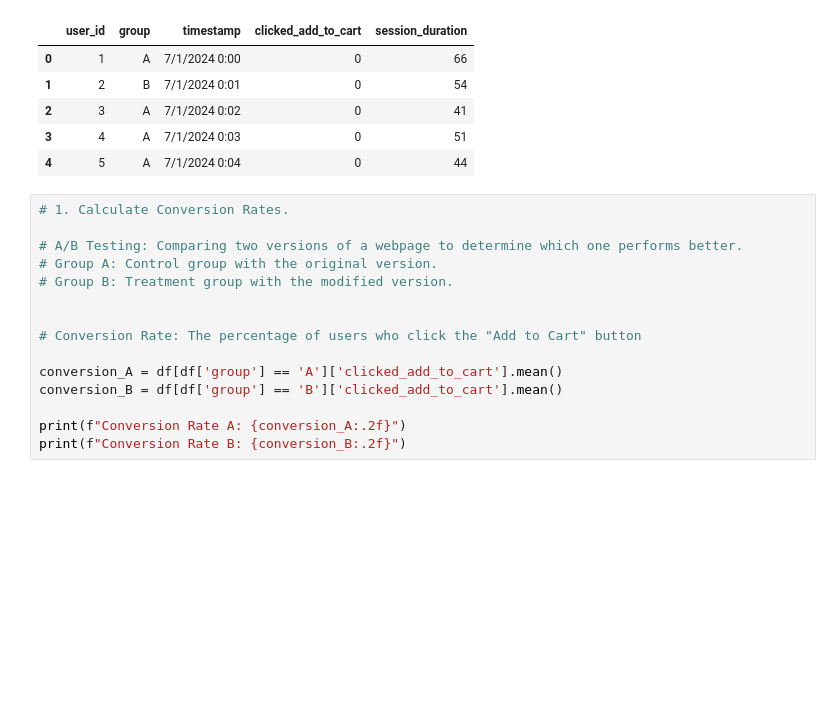
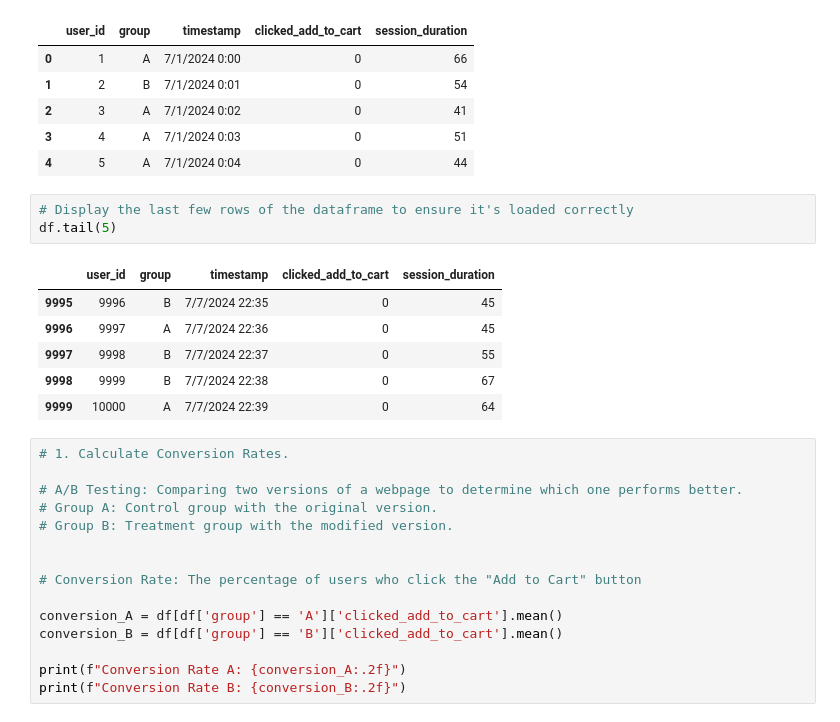
Before and after one commit to kevinndungu-source/A-B_Testing, a Jupyter notebook: Code/Data_Analysis.ipynb, the cells around one changed output. Cells and saved outputs as stored; diff of their text form; blank space fills up the shorter version.

```diff
--- a/Code/Data_Analysis.ipynb
+++ b/Code/Data_Analysis.ipynb
@@ -20,6 +20,16 @@ df.head(5)
 | 2 | 3 | A | 7/1/2024 0:02 | 0 | 41 |
 | 3 | 4 | A | 7/1/2024 0:03 | 0 | 51 |
 | 4 | 5 | A | 7/1/2024 0:04 | 0 | 44 |
+# %%
+# Display the last few rows of the dataframe to ensure it's loaded correctly
+df.tail(5)
+# %% [output]
+|  | user_id | group | timestamp | clicked_add_to_cart | session_duration |
+| 9995 | 9996 | B | 7/7/2024 22:35 | 0 | 45 |
+| 9996 | 9997 | A | 7/7/2024 22:36 | 0 | 45 |
+| 9997 | 9998 | B | 7/7/2024 22:37 | 0 | 55 |
+| 9998 | 9999 | B | 7/7/2024 22:38 | 0 | 67 |
+| 9999 | 10000 | A | 7/7/2024 22:39 | 0 | 64 |
 # %%
 # 1. Calculate Conversion Rates.
 
```
